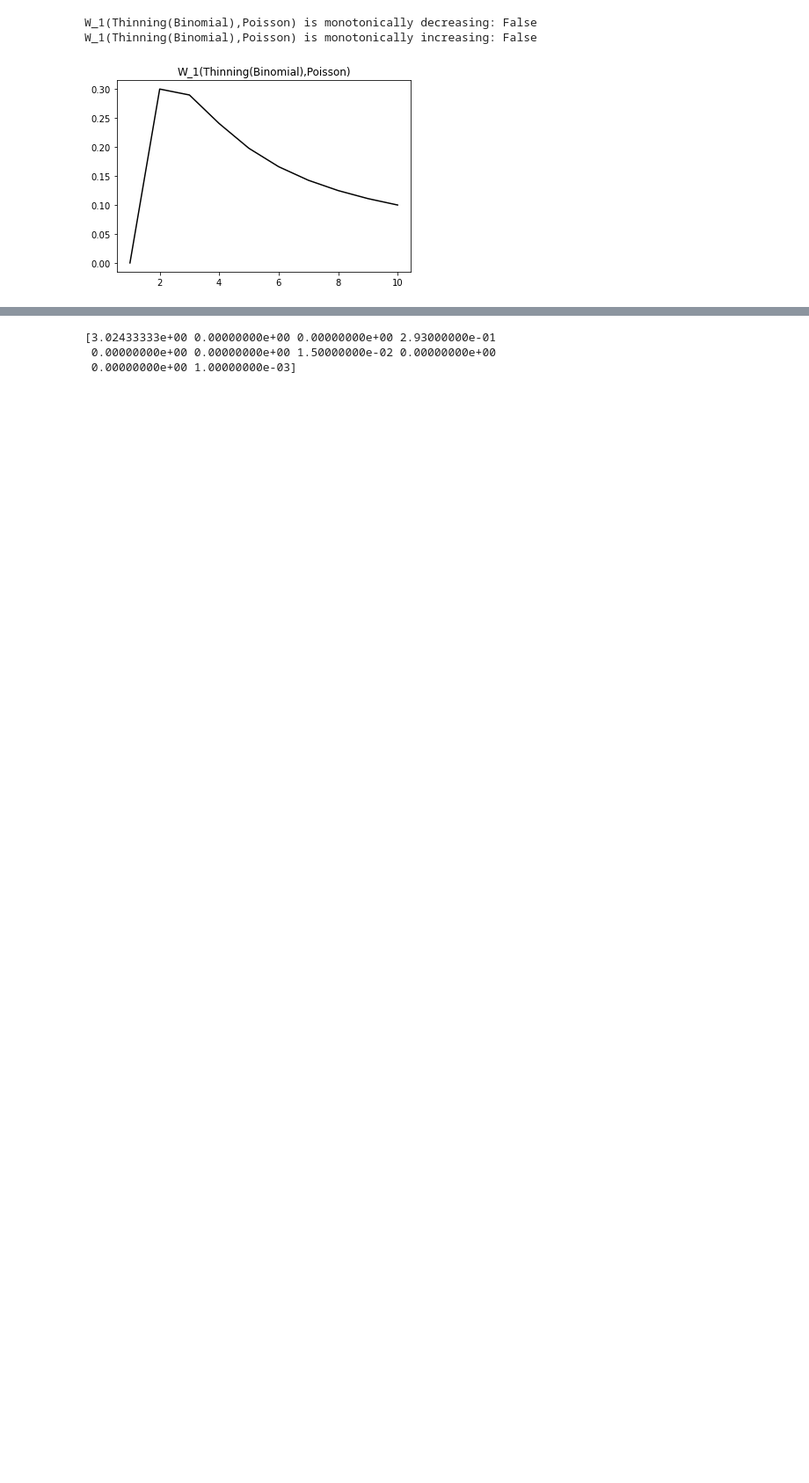
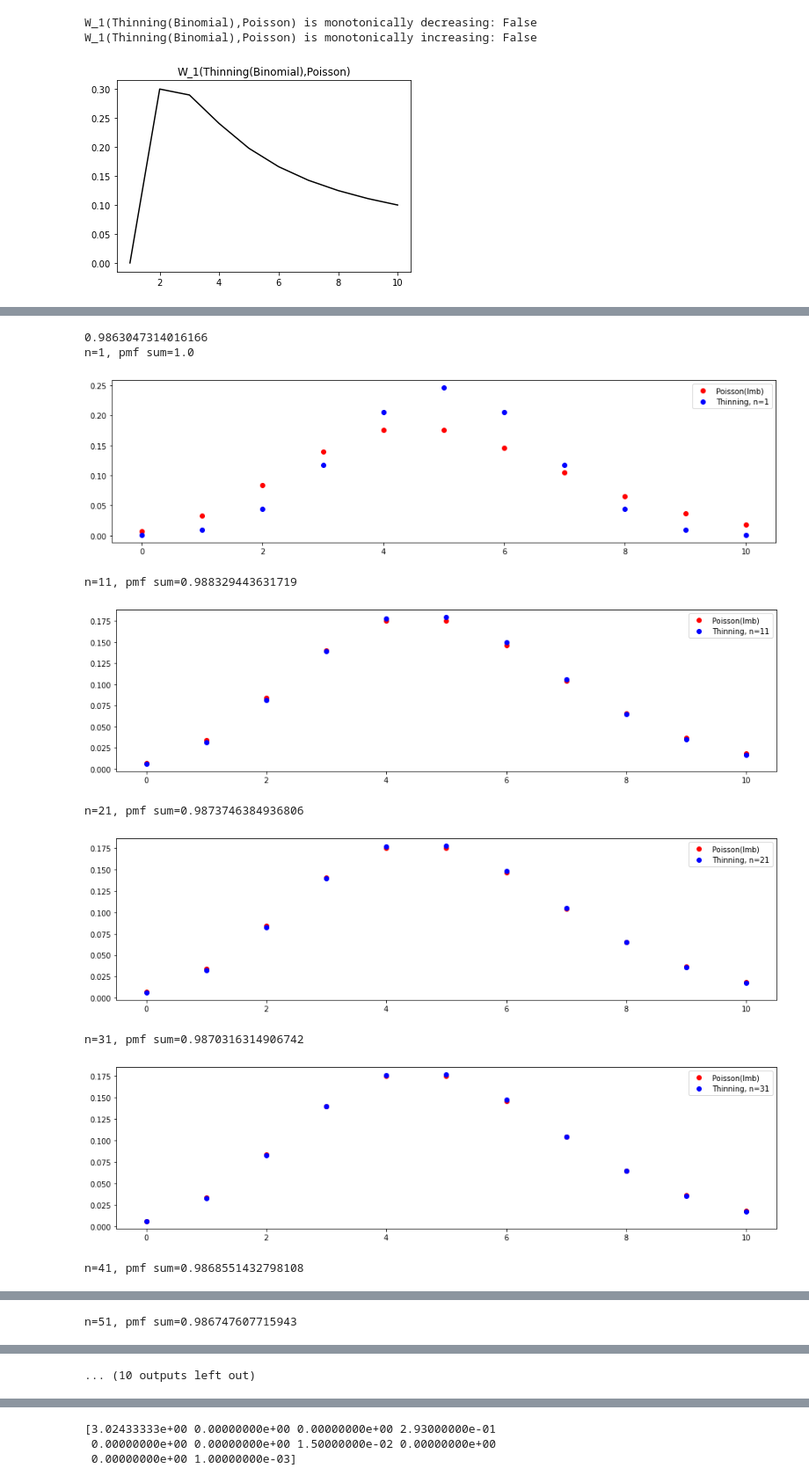
Before and after one commit to AnnaBagriy/w1-monotonicity, a Jupyter notebook: W1.ipynb, the cells around one changed output, grey strips where cells are left out. Shown at 88% size. Drawn from its saved outputs; the diff is of its cells as text; code cells hidden in the pictures; blank space fills up the shorter version.

```diff
--- a/W1.ipynb
+++ b/W1.ipynb
@@ -430,0 +708,74 @@ n=6, pmf sum=1.0
+# %%
+from decimal import Decimal
+
+K = 10
+l = K
+K_range = range(0,K+1)
+
+p = 0.5
+lmb = 5
+p3 = get_binomial_pmf_array(K, p)
+p1 = get_poisson_pmf_array(K, lmb)
+print(sum(p1))
+#plot_pmf(K_range,p1,f"Binomial({K},{p})")
+#plot_pmf(K_range,p1,f"Poisson({lmb})")
+
+n_max = 100
+n_step = 10
+n_range = range(1,n_max+1,n_step)
+w_range = []
+
+entropy = []
+rel_entropy = []
+
+for n in n_range:
+    p2 = get_thinning_pmf_array(K, n, l)
+    #print(poisson.pmf(0,n))
+    print(f"n={n}, pmf sum={sum(p2)}")
+    #plot_pmf(K_range,p2)
+    plt.figure(figsize=(16,4))
+    #plt.plot(K_range, p3, 'ko', label='Binomial(K,p)')
+    plt.plot(K_range, p1, 'ro', label='Poisson(lmb)')
+    plt.plot(K_range, p2, 'bo', label=f'Thinning, n={n}')
+    plt.legend()
+    plt.show()
+    #plt.plot(K_range, list(zip(p1, p2)), 'rbo',  label=['Poisson(lmb)', f'Thinning, n={n}'])
+
+    w = wasserstein_distance(p1, p2)
+    w_range.append(w)
+
+    rel_entropy.append(get_relative_entropy(p2, p1))
+    entropy.append(get_relative_entropy(p2))
+
+#print(p2)
+#plot_pmf(K_range,p2)
+
+print(f"H({thinning_rv}|Poisson) is monotonically decreasing: {is_monot_decreasing(rel_entropy)} (should always be true)")
+print(rel_entropy)
+print()
+print(f"H({thinning_rv}) is monotonically increasing: {is_monot_increasing(entropy)} (should be true only in ULC case)")
+print(f"H({thinning_rv}) is monotonically decreasing: {is_monot_decreasing(entropy)} (should be true only in ULConvex case)")
+print(entropy)
+print()
+print(f"H({thinning_rv})_{n_max}={entropy[-1]}, H(Poisson(1))={scipy.stats.entropy(p1)}")
+print(f"H({thinning_rv}|Poisson)={rel_entropy[-1]}")
+
+print()
+print(w_range)
+print()
+display_wasserstein_distance_info(w_range, n_range, f"Thinning(...)")
+
+#plt.plot(K_range, list(zip(p1, p2)), label=['Poisson(lmb)', f'Thinning, n={n}'])
+#plt.legend()
+#plt.show()
+# %% [output]
+0.9863047314016166
+n=1, pmf sum=1.0
+[figure, added]
+n=11, pmf sum=0.988329443631719
+[figure, added]
+n=21, pmf sum=0.9873746384936806
+[figure, added]
+n=31, pmf sum=0.9870316314906742
+[figure, added]
+n=41, pmf sum=0.9868551432798108
@@ -430,0 +783 @@ n=6, pmf sum=1.0
+n=51, pmf sum=0.986747607715943
@@ -430,0 +785 @@ n=6, pmf sum=1.0
+... (10 outputs left out)
```
Also changed, not shown: parts of 19 cells of this notebook.
